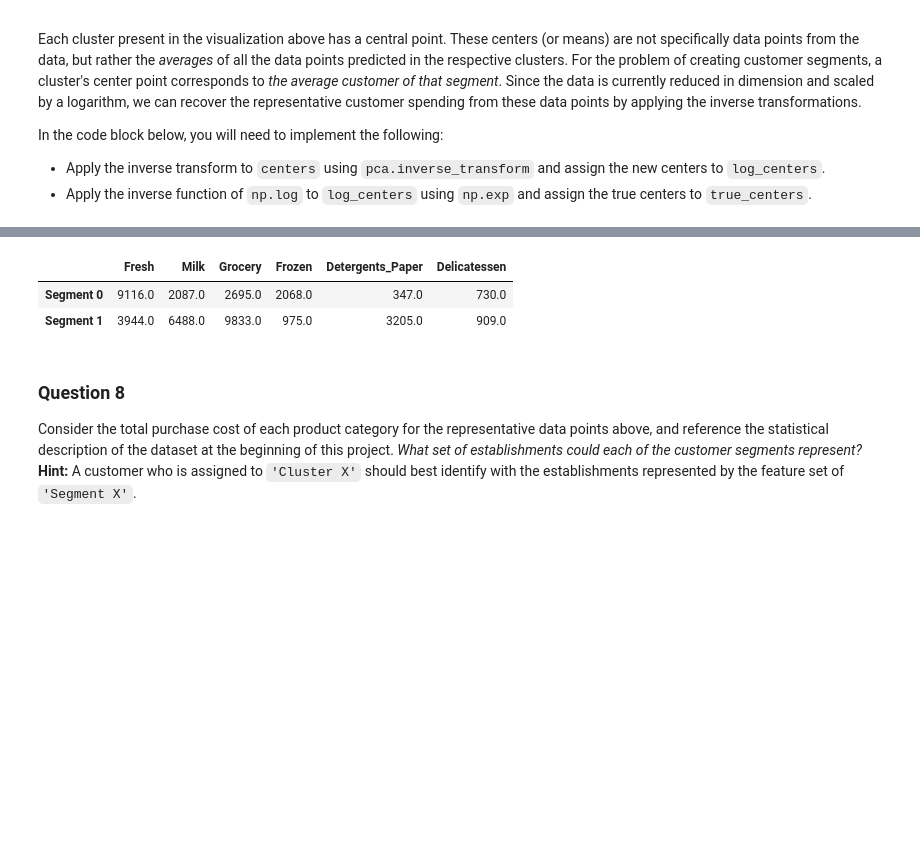
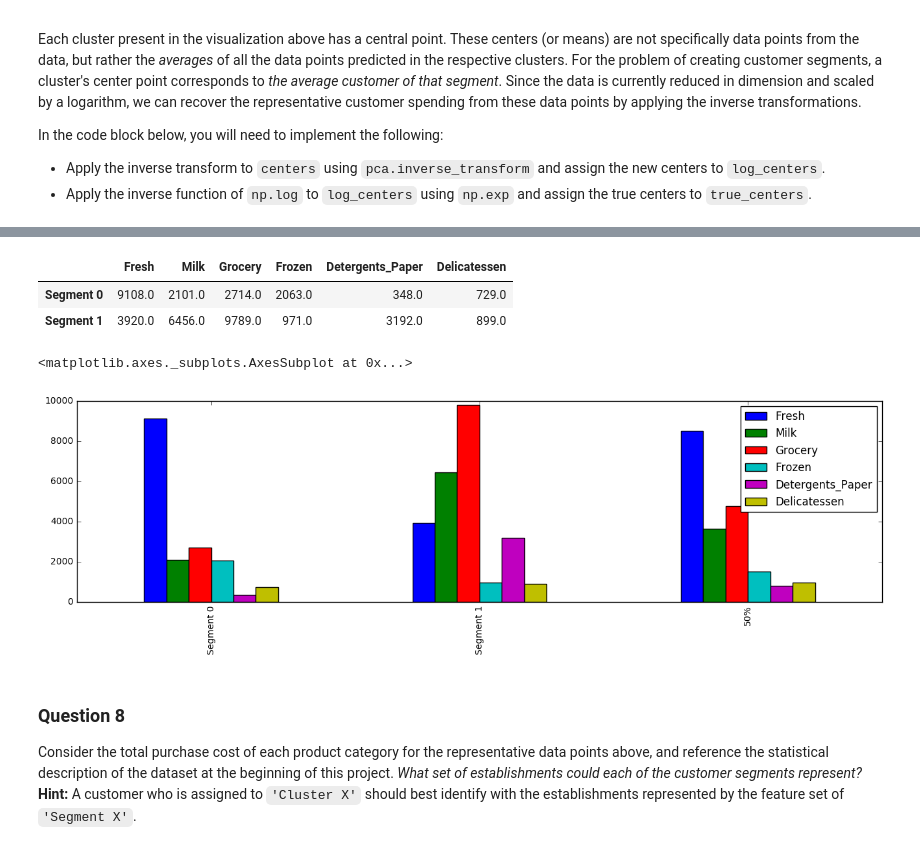
Before and after one commit to himanshubabal/Creating-Customer-Segments, a Jupyter notebook: customer_segments.ipynb, the cells around one changed output, grey strips where cells are left out. Cells and saved outputs as stored; diff of their text form; code cells hidden in the pictures; blank space fills up the shorter version.

```diff
--- a/customer_segments.ipynb
+++ b/customer_segments.ipynb
@@ -186,14 +192,14 @@ In the code block below, you will need to implement the following:
  - Assign a copy of the data to `log_data` after applying logarithmic scaling. Use the `np.log` function for this.
  - Assign a copy of the sample data to `log_samples` after applying logarithmic scaling. Again, use `np.log`.
 # %%
-skewed = ['Fresh', 'Milk', 'Grocery', 'Frozen', 'Detergents_Paper', 'Delicatessen']
+# skewed = ['Fresh', 'Milk', 'Grocery', 'Frozen', 'Detergents_Paper', 'Delicatessen']
 #features_raw[skewed] = data[skewed].apply(lambda x: np.log(x + 1))
 
 # TODO: Scale the data using the natural logarithm
-log_data = data[skewed].apply(lambda x: np.log(x + 1))
+log_data = np.log(data)
 
 # TODO: Scale the sample data using the natural logarithm
-log_samples = samples[skewed].apply(lambda x: np.log(x + 1))
+log_samples = np.log(samples)
 
 # Produce a scatter matrix for each pair of newly-transformed features
 pd.scatter_matrix(log_data, alpha = 0.3, figsize = (14,8), diagonal = 'kde');
@@ -566,19 +611,24 @@ In the code block below, you will need to implement the following:
 # %%
 # TODO: Inverse transform the centers
 log_centers = pca.inverse_transform(centers)
 
 # TODO: Exponentiate the centers
 true_centers = np.exp(log_centers)
 
 # Display the true centers
 segments = ['Segment {}'.format(i) for i in range(0,len(centers))]
 true_centers = pd.DataFrame(np.round(true_centers), columns = data.keys())
 true_centers.index = segments
 display(true_centers)
+
+true_centers = true_centers.append(data.describe().ix['50%'])
+true_centers.plot(kind = 'bar', figsize = (16, 4))
 # %% [output]
 |  | Fresh | Milk | Grocery | Frozen | Detergents_Paper | Delicatessen |
-| Segment 0 | 9116.0 | 2087.0 | 2695.0 | 2068.0 | 347.0 | 730.0 |
-| Segment 1 | 3944.0 | 6488.0 | 9833.0 | 975.0 | 3205.0 | 909.0 |
+| Segment 0 | 9108.0 | 2101.0 | 2714.0 | 2063.0 | 348.0 | 729.0 |
+| Segment 1 | 3920.0 | 6456.0 | 9789.0 | 971.0 | 3192.0 | 899.0 |
+<matplotlib.axes._subplots.AxesSubplot at 0x...>
+[figure, added]
 # %% [markdown]
 ### Question 8
 Consider the total purchase cost of each product category for the representative data points above, and reference the statistical description of the dataset at the beginning of this project. *What set of establishments could each of the customer segments represent?*
```
Also changed, not shown: parts of 17 cells of this notebook, 1 other file.
